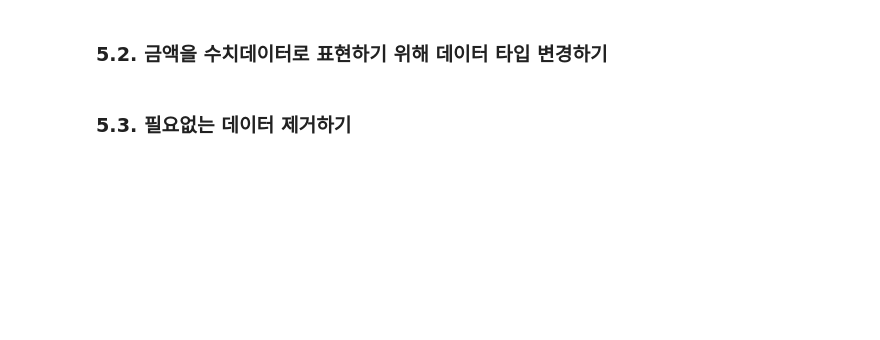
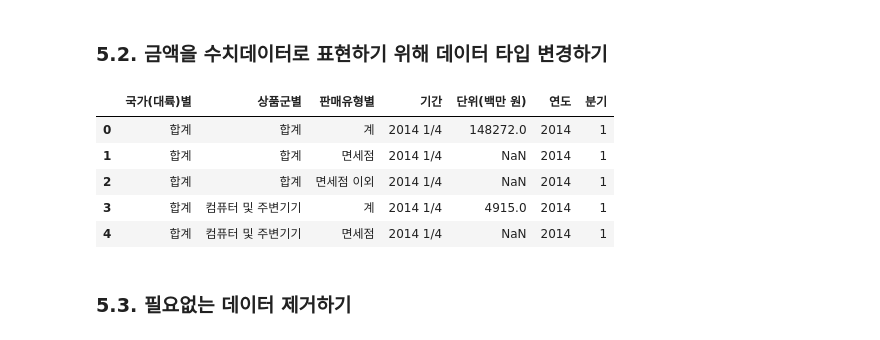
Before and after one commit to ghleex/TIL, a Jupyter notebook: 07_data_science/01_starts_ds_w_python/04_k-beauty_online_sales/01_k-beauty_online_sales.ipynb, the cells around one changed output. Cells and saved outputs as stored; diff of their text form; code cells hidden in the pictures; blank space fills up the shorter version.

```diff
--- a/07_data_science/01_starts_ds_w_python/04_k-beauty_online_sales/01_k-beauty_online_sales.ipynb
+++ b/07_data_science/01_starts_ds_w_python/04_k-beauty_online_sales/01_k-beauty_online_sales.ipynb
@@ -126,2 +150,17 @@ memory usage: 457.2+ KB
+# %%
+# - 문자를 결측치로 변경하고 float 타입으로 변경하기
+import numpy as np
+
+df['단위(백만 원)'] = df['단위(백만 원)'].replace('-', np.nan).astype(float)
+# float 으로 변경하는 이유는 NaN 의 type 이 float 이기 때문
+df['단위(백만 원)']
+df.head()
+# %% [output]
+|  | 국가(대륙)별 | 상품군별 | 판매유형별 | 기간 | 단위(백만 원) | 연도 | 분기 |
+| 0 | 합계 | 합계 | 계 | 2014 1/4 | 148272.0 | 2014 | 1 |
+| 1 | 합계 | 합계 | 면세점 | 2014 1/4 | NaN | 2014 | 1 |
+| 2 | 합계 | 합계 | 면세점 이외 | 2014 1/4 | NaN | 2014 | 1 |
+| 3 | 합계 | 컴퓨터 및 주변기기 | 계 | 2014 1/4 | 4915.0 | 2014 | 1 |
+| 4 | 합계 | 컴퓨터 및 주변기기 | 면세점 | 2014 1/4 | NaN | 2014 | 1 |
 # %% [markdown]
 ### 5.3. 필요없는 데이터 제거하기
```
Also changed, not shown: parts of 14 cells of this notebook.
